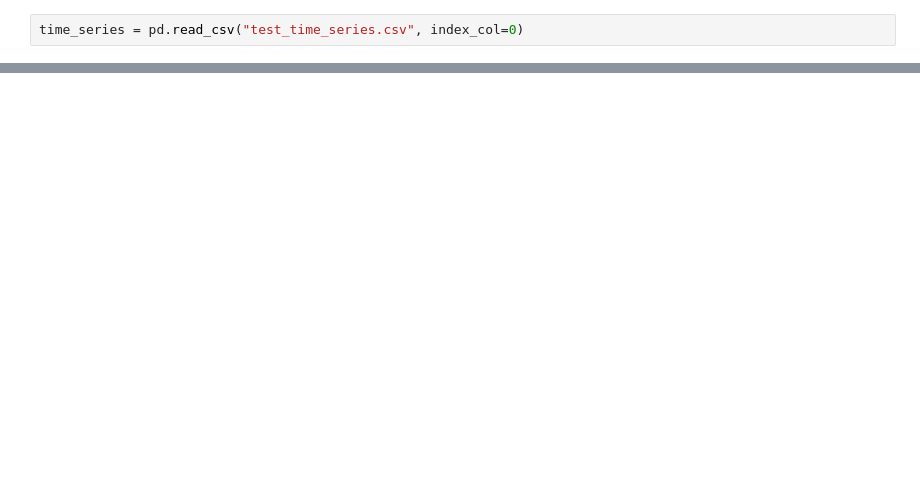
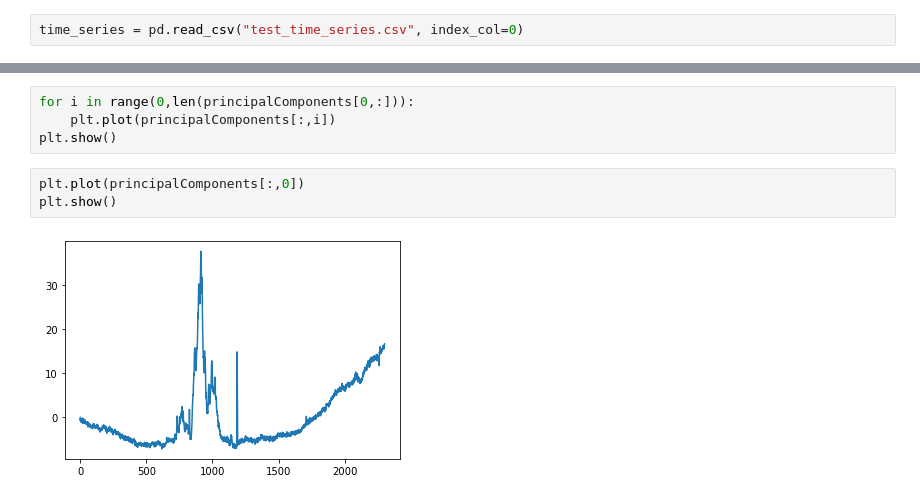
Before and after one commit to mwanakijiji/kriz_projects, a Jupyter notebook: notebooks_for_development/pca_analysis.ipynb, the cells around one changed output, grey strips where cells are left out. Saved outputs shown, nothing was run; the diff lists cells and outputs as text; blank space fills up the shorter version.

```diff
--- a/notebooks_for_development/pca_analysis.ipynb
+++ b/notebooks_for_development/pca_analysis.ipynb
@@ -46,0 +218,9 @@ len(list_brightest)
+# %%
+for i in range(0,len(principalComponents[0,:])):
+    plt.plot(principalComponents[:,i])
+plt.show()
+# %%
+plt.plot(principalComponents[:,0])
+plt.show()
+# %% [output]
+[figure, added]
```
Also changed, not shown: parts of 38 cells of this notebook.
